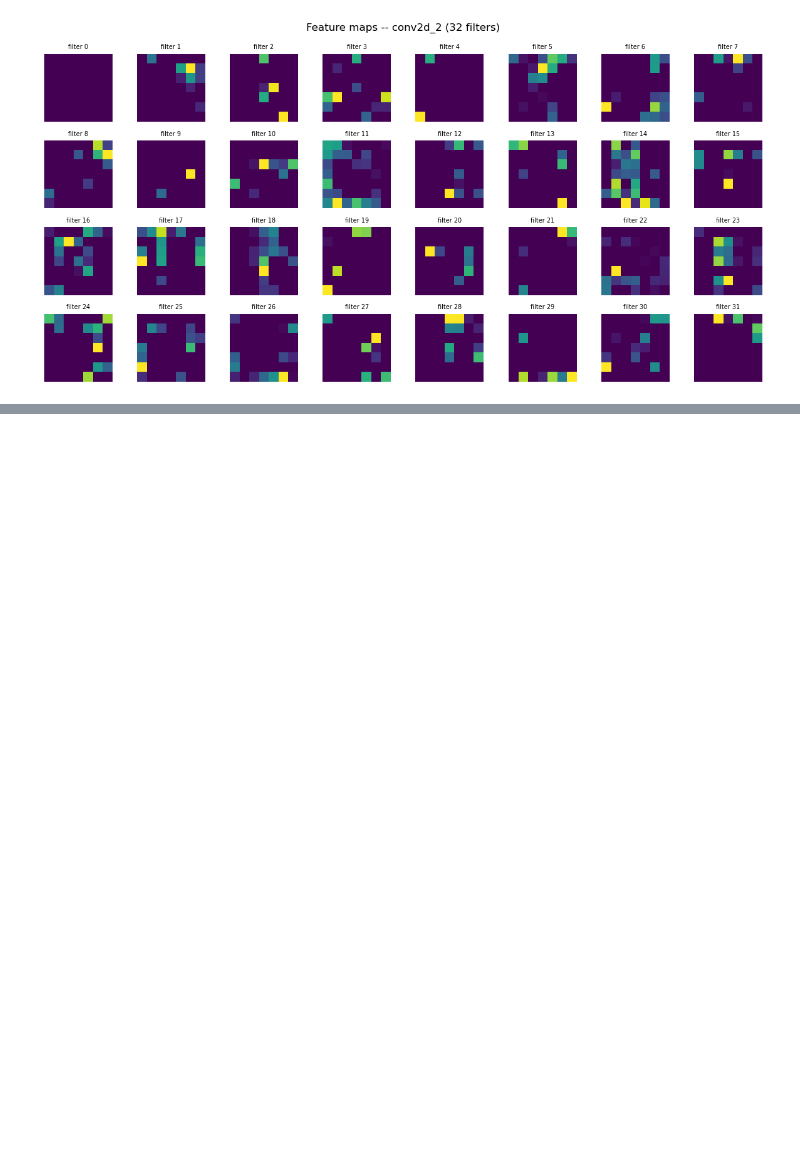
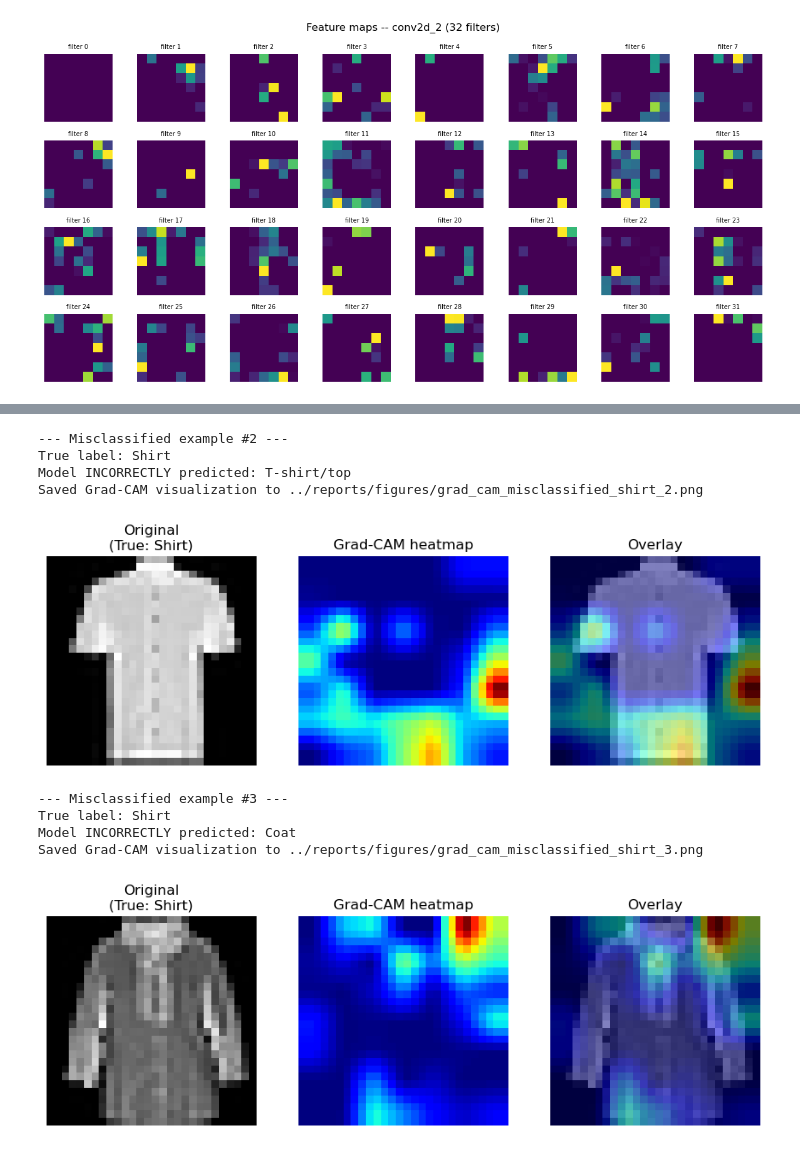
Before and after one commit to DarkWhiteDarker/CNN_For_Beginners, a Jupyter notebook: notebooks/02_interpretability.ipynb, the cells around one changed output, grey strips where cells are left out. Drawn from its saved outputs; the diff is of its cells as text; code cells hidden in the pictures; blank space fills up the shorter version.

```diff
--- a/notebooks/02_interpretability.ipynb
+++ b/notebooks/02_interpretability.ipynb
@@ -116,0 +164,32 @@ Saved feature maps to ../reports/figures/feature_maps_conv2d_2.png
+# %%
+# Cell 10 -- Test the neckline/collar hypothesis on 2 more misclassified shirts
+# We already found misclassified_shirts in Cell 9 -- let's check indices
+# 1 and 2 (we already used index 0), to see if the pattern holds up.
+
+for i in [1, 2]:
+    if i >= len(misclassified_shirts):
+        print(f"Not enough misclassified shirts to check index {i}")
+        continue
+
+    wrong_image = X_test[misclassified_shirts[i]]
+    wrong_true_label = y_test[misclassified_shirts[i]]
+
+    heatmap_wrong, predicted_wrong = generate_grad_cam(model, wrong_image, last_conv_layer)
+
+    print(f"\n--- Misclassified example #{i+1} ---")
+    print(f"True label: {CLASS_NAMES[wrong_true_label]}")
+    print(f"Model INCORRECTLY predicted: {CLASS_NAMES[predicted_wrong]}")
+
+    display_grad_cam(wrong_image, heatmap_wrong, CLASS_NAMES, wrong_true_label,
+                      save_path=f"../reports/figures/grad_cam_misclassified_shirt_{i+1}.png")
+# %% [output]
+--- Misclassified example #2 ---
+True label: Shirt
+Model INCORRECTLY predicted: T-shirt/top
+Saved Grad-CAM visualization to ../reports/figures/grad_cam_misclassified_shirt_2.png
+[figure, added]
+--- Misclassified example #3 ---
+True label: Shirt
+Model INCORRECTLY predicted: Coat
+Saved Grad-CAM visualization to ../reports/figures/grad_cam_misclassified_shirt_3.png
+[figure, added]
```
Also changed, not shown: parts of 4 cells of this notebook.
